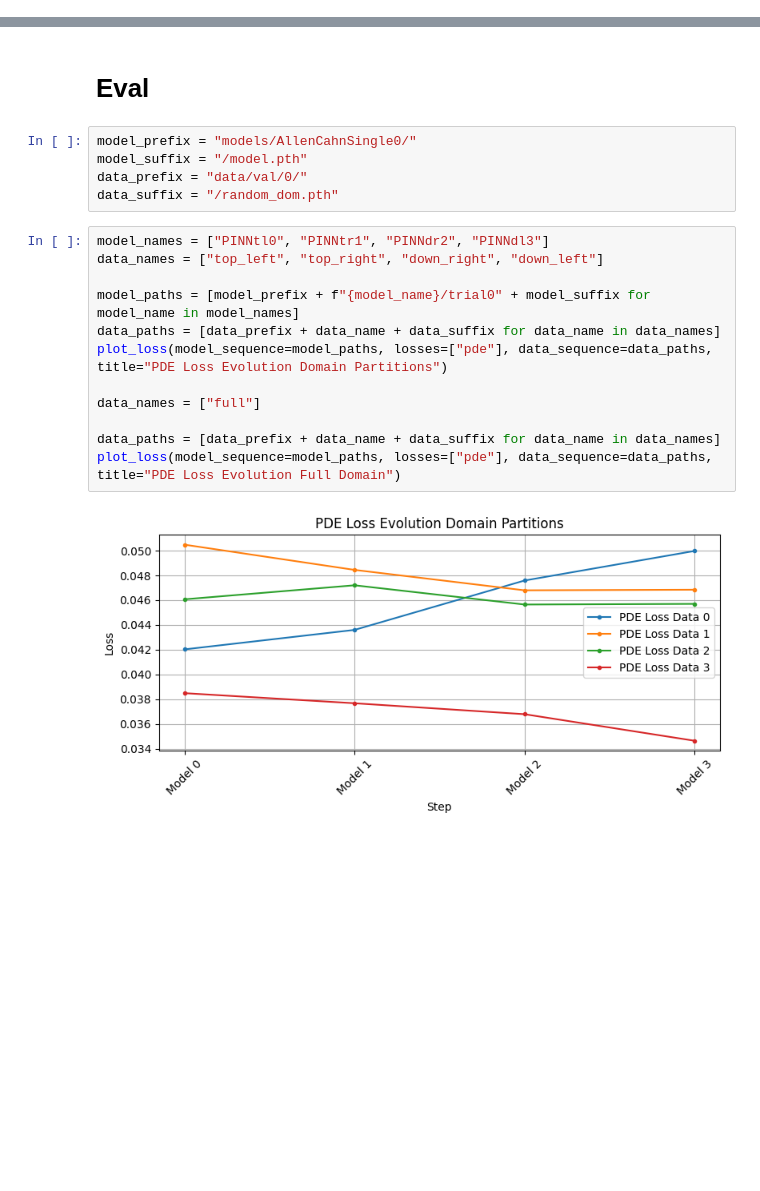
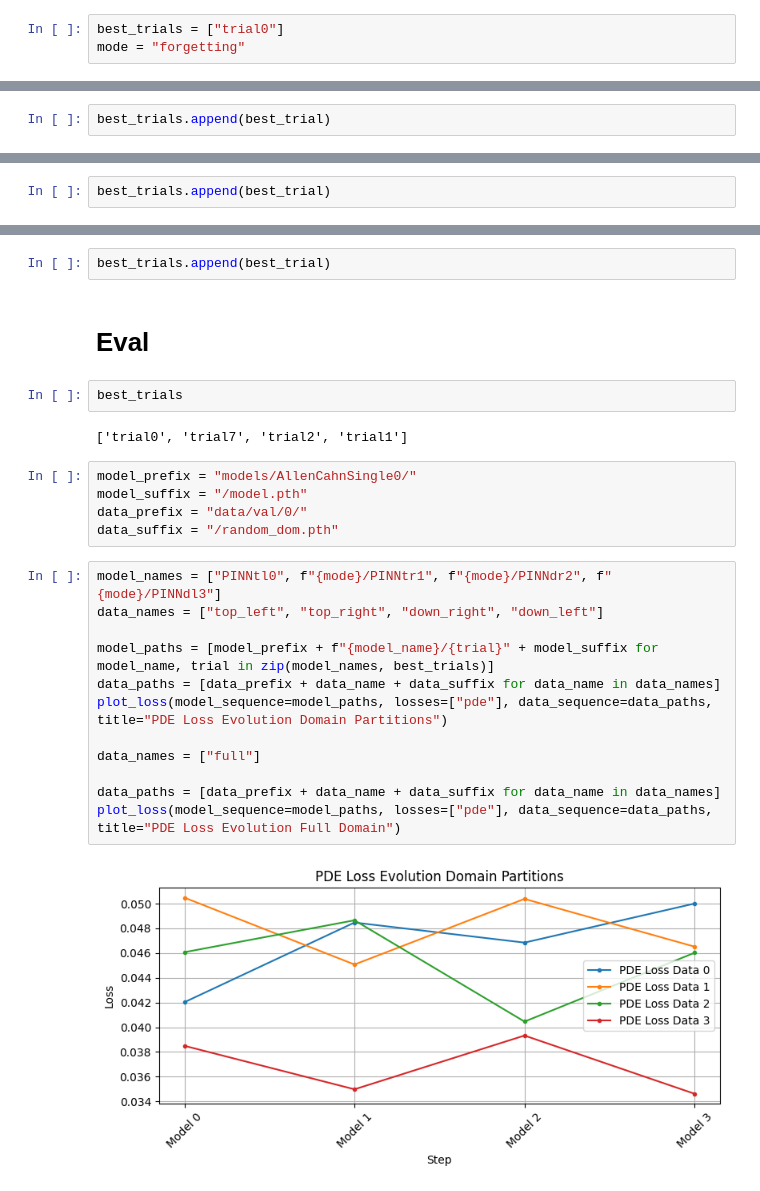
Before and after one commit to claudia181/PinnsStudy, a Jupyter notebook: finetune_di.ipynb, the cells around one changed output, grey strips where cells are left out. Cells and saved outputs as stored; diff of their text form; blank space fills up the shorter version.

```diff
--- a/plots.ipynb
+++ b/finetune_di.ipynb
@@ -288,5 +298,8 @@ Activation Function: Tanh()
 # %% [markdown]
 # PINN forgetting
+# %%
+best_trials = ["trial0"]
+mode = "forgetting"
 # %% [markdown]
 ## Step 1: top right
 # %%
@@ -342,6 +355,8 @@ Physics Loss Weight: 0.0020482838497444134
 Distillation Loss Weight: 1.0
 EWC Loss Weight: 1.0
 Activation Function: Tanh()
+# %%
+best_trials.append(best_trial)
 # %% [markdown]
 ## Step 2: down right
 # %%
@@ -397,6 +412,8 @@ Physics Loss Weight: 0.0020482838497444134
 Distillation Loss Weight: 1.0
 EWC Loss Weight: 1.0
 Activation Function: Tanh()
+# %%
+best_trials.append(best_trial)
 # %% [markdown]
 ## Step 3: down left
 # %%
@@ -452,24 +469,30 @@ Physics Loss Weight: 0.0020482838497444134
 Distillation Loss Weight: 1.0
 EWC Loss Weight: 1.0
 Activation Function: Tanh()
+# %%
+best_trials.append(best_trial)
 # %% [markdown]
 # Eval
+# %%
+best_trials
+# %% [output]
+['trial0', 'trial7', 'trial2', 'trial1']
 # %%
 model_prefix = "models/AllenCahnSingle0/"
 model_suffix = "/model.pth"
 data_prefix = "data/val/0/"
 data_suffix = "/random_dom.pth"
 # %%
-model_names = ["PINNtl0", "PINNtr1", "PINNdr2", "PINNdl3"]
+model_names = ["PINNtl0", f"{mode}/PINNtr1", f"{mode}/PINNdr2", f"{mode}/PINNdl3"]
 data_names = ["top_left", "top_right", "down_right", "down_left"]
 
-model_paths = [model_prefix + f"{model_name}/trial0" + model_suffix for model_name in model_names]
+model_paths = [model_prefix + f"{model_name}/{trial}" + model_suffix for model_name, trial in zip(model_names, best_trials)]
 data_paths = [data_prefix + data_name + data_suffix for data_name in data_names]
 plot_loss(model_sequence=model_paths, losses=["pde"], data_sequence=data_paths, title="PDE Loss Evolution Domain Partitions")
 
 data_names = ["full"]
 
 data_paths = [data_prefix + data_name + data_suffix for data_name in data_names]
 plot_loss(model_sequence=model_paths, losses=["pde"], data_sequence=data_paths, title="PDE Loss Evolution Full Domain")
 # %% [output]
-[figure, old version]
+[figure, new version]
```
Also changed, not shown: parts of 23 cells of this notebook, 9 other files.
